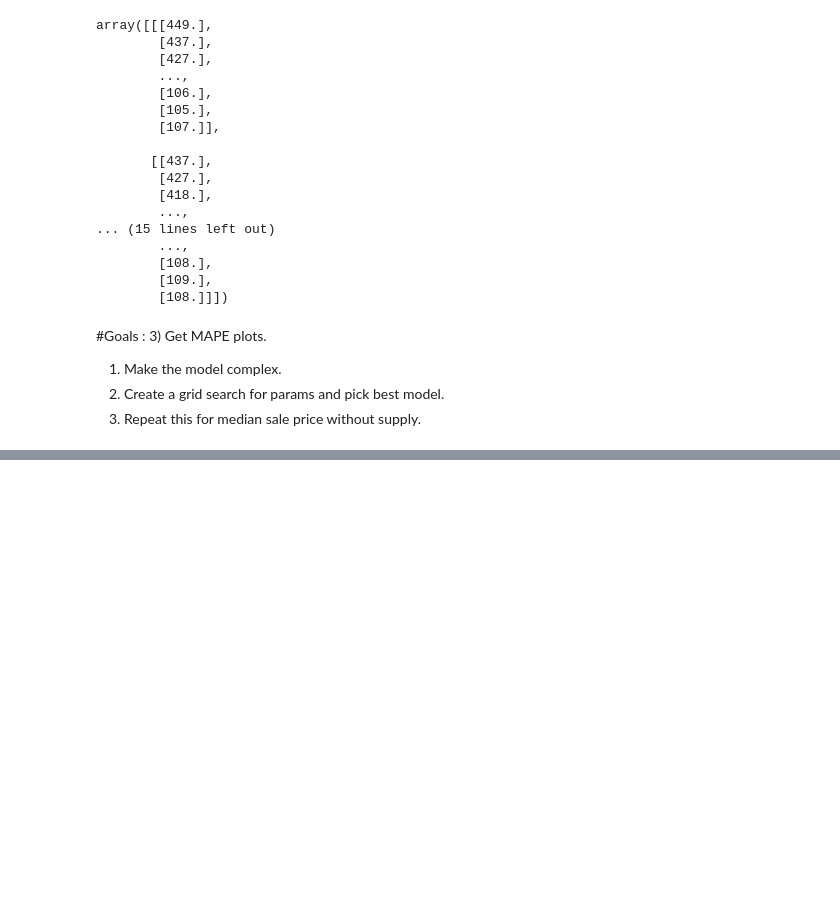
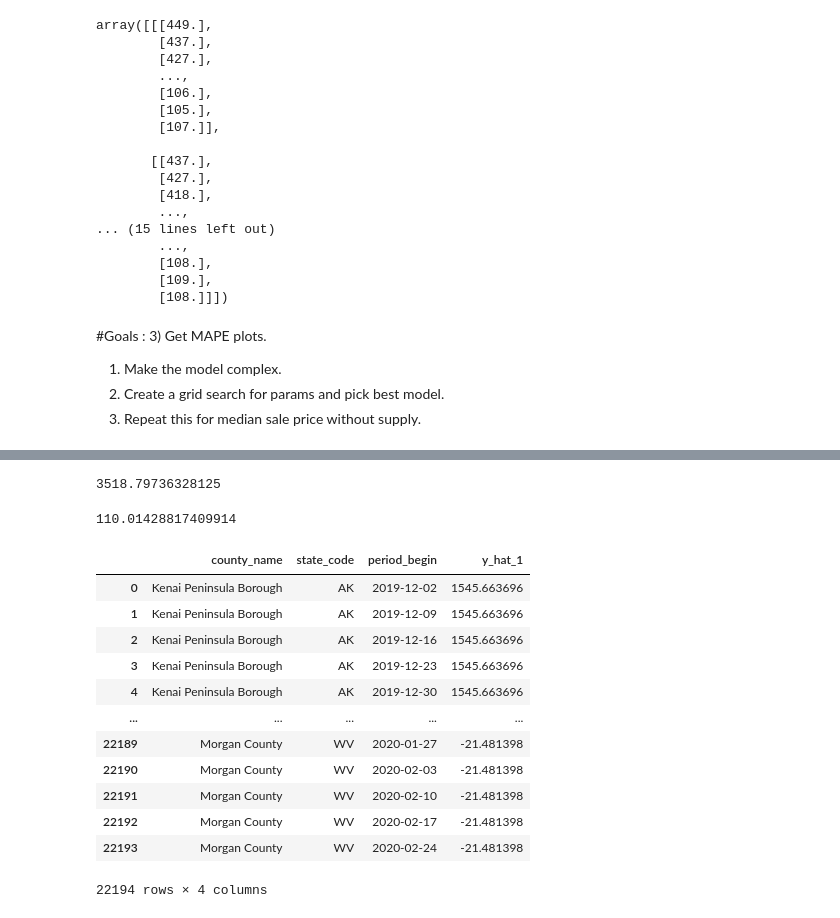
Before and after one commit to sparsha1644/HomePriceBeastNew, a Jupyter notebook: LSTM_EncoderDecoder.ipynb, the cells around one changed output, grey strips where cells are left out. Saved outputs shown, nothing was run; the diff lists cells and outputs as text; code cells hidden in the pictures; blank space fills up the shorter version.

```diff
--- a/LSTM_EncoderDecoder.ipynb
+++ b/LSTM_EncoderDecoder.ipynb
@@ -379,11 +400,13 @@ def plot_train_test_results(lstm_model, Xtrain, Ytrain, Xtest, Ytest, num_rows =
 def get_prediction_result(X_test, Ytest, test_label, lstm_model):
     labels_county = test_label[0,:,0]
     labels_period = test_label[1,:,0]
+    labels_state = test_label[2,:,0]
     ow = Ytest.shape[0]
     Y_test_pred = np.array([lstm_model.predict(torch.from_numpy(X_test[:,ii,:]).type(torch.Tensor).cuda(), target_len = ow) for ii in range(X_test.shape[1])])
     df = pd.DataFrame()
-    df["County"] = labels_county
-    df["Period"] = labels_period
+    df["county_name"] = labels_county
+    df["period_begin"] = labels_period
+    df["state_code"] = labels_state
 
     for ix in range(ow):
         df[f"y_{ix+1}"] = Ytest[ix,:,0]
@@ -494,0 +633,8 @@ HIDDEN SIZE 15 : NUM LAYERS : 2 : LEARNING RATE : 0.04
+# %%
+max(test_county_mape.MAPE)
+# %% [output]
+3518.79736328125
+# %%
+np.mean(test_county_mape.MAPE)
+# %% [output]
+110.01428817409914
@@ -494,0 +643,17 @@ HIDDEN SIZE 15 : NUM LAYERS : 2 : LEARNING RATE : 0.04
+# %%
+test_predicted_df_one_hop = get_prediction_result(X_test, y_test, test_label, best_model)
+test_predicted_df_one_hop_sub = test_predicted_df_one_hop[['county_name', 'state_code', 'period_begin', 'y_hat_1']]
+# %% [output]
+|  | county_name | state_code | period_begin | y_hat_1 |
+| 0 | Kenai Peninsula Borough | AK | 2019-12-02 | 1545.663696 |
+| 1 | Kenai Peninsula Borough | AK | 2019-12-09 | 1545.663696 |
+| 2 | Kenai Peninsula Borough | AK | 2019-12-16 | 1545.663696 |
+| 3 | Kenai Peninsula Borough | AK | 2019-12-23 | 1545.663696 |
+| 4 | Kenai Peninsula Borough | AK | 2019-12-30 | 1545.663696 |
+| ... | ... | ... | ... | ... |
+| 22189 | Morgan County | WV | 2020-01-27 | -21.481398 |
+| 22190 | Morgan County | WV | 2020-02-03 | -21.481398 |
+| 22191 | Morgan County | WV | 2020-02-10 | -21.481398 |
+| 22192 | Morgan County | WV | 2020-02-17 | -21.481398 |
+| 22193 | Morgan County | WV | 2020-02-24 | -21.481398 |
+22194 rows × 4 columns
```
Also changed, not shown: parts of 24 cells of this notebook, 8 other files.
